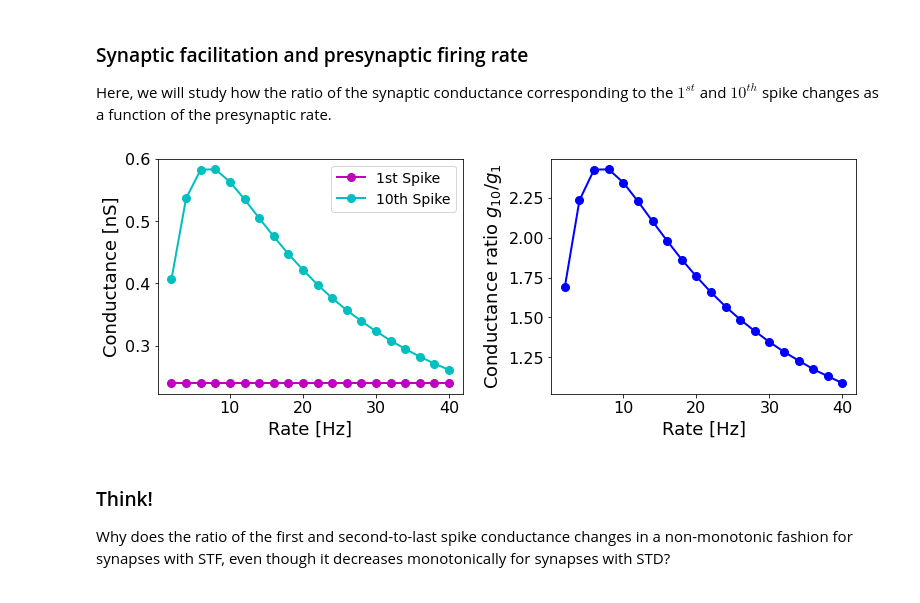
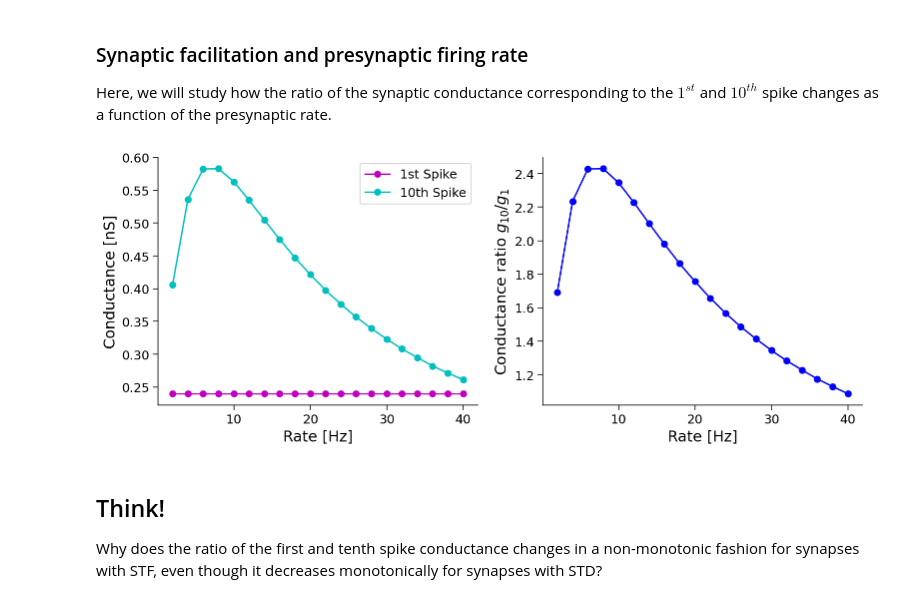
Before and after one commit to txperl/course-content, a Jupyter notebook: tutorials/W3D1_RealNeurons/W3D1_Tutorial3.ipynb, the cells around one changed output. Cells and saved outputs as stored; diff of their text form; code cells hidden in the pictures.

```diff
--- a/tutorials/W3D1_RealNeurons/W3D1_Tutorial3.ipynb
+++ b/tutorials/W3D1_RealNeurons/W3D1_Tutorial3.ipynb
@@ -27,17 +0,0 @@ from scipy.stats import pearsonr   # import pearson correlation
-# %%
-#@title Figure Settings
-%matplotlib inline
-fig_w, fig_h = (8, 6)
-my_fontsize = 18
-my_params = {'axes.labelsize': my_fontsize,
-          'axes.titlesize': my_fontsize,
-          'figure.figsize': [fig_w, fig_h],
-          'font.size': my_fontsize,
-          'legend.fontsize': my_fontsize-4,
-          'lines.markersize': 8.,
-          'lines.linewidth': 2.,
-          'xtick.labelsize': my_fontsize-2,
-          'ytick.labelsize': my_fontsize-2}
-
-plt.rcParams.update(my_params)
-my_layout = widgets.Layout()
@@ -766,0 +47,7 @@ _ = widgets.interact(my_STD_diff_rate, rate = (4., 40.1, 2.), Poi_or_Reg = (0, 1
+# %%
+# @title Figure Settings
+import ipywidgets as widgets       # interactive display
+%config InlineBackend.figure_format='retina'
+# use NMA plot style
+plt.style.use("/share/dataset/COMMON/nma.mplstyle.txt")
+my_layout = widgets.Layout()
@@ -769,33 +897,34 @@ _ = widgets.interact(my_STD_diff_rate, rate = (4., 40.1, 2.), Poi_or_Reg = (0, 1
 
 Here, we will study how the ratio of the synaptic conductance corresponding to the $1^{st}$ and $10^{th}$ spike changes as a function of the presynaptic rate.
 # %%
-#@title STF conductance ratio with different input rate
+# @title STF conductance ratio with different input rates
 # Regular firing rate
 input_rate = np.arange(2., 40.1, 2.)
-g_1 = np.zeros(len(input_rate)) # record the the PSP at 1st spike
-g_2 = np.zeros(len(input_rate)) # record the the PSP at 10th spike
+g_1 = np.zeros(len(input_rate))  # record the the PSP at 1st spike
+g_2 = np.zeros(len(input_rate))  # record the the PSP at 10th spike
 
 for ii in range(len(input_rate)):
-   g_1[ii], g_2[ii] = my_illus_STD(Poi_or_reg=False, rate=input_rate[ii], \
-                                   plot_out=False, U0=0.2, tau_d=100., tau_f=750.)
+   g_1[ii], g_2[ii] = my_illus_STD(Poi_or_reg=False, rate=input_rate[ii],
+                                   plot_out=False,
+                                   U0=0.2, tau_d=100., tau_f=750.)
 
 plt.figure(figsize=(11, 4.5))
 
-plt.subplot(1,2,1)
-plt.plot(input_rate,g_1,'m-o',label = '1st Spike')
-plt.plot(input_rate,g_2,'c-o',label = '10th Spike')
+plt.subplot(121)
+plt.plot(input_rate, g_1, 'm-o', label='1st Spike')
+plt.plot(input_rate, g_2, 'c-o', label='10th Spike')
 plt.xlabel('Rate [Hz]')
 plt.ylabel('Conductance [nS]')
 plt.legend()
 
-plt.subplot(1,2,2)
-plt.plot(input_rate,g_2/g_1,'b-o',)
+plt.subplot(122)
+plt.plot(input_rate, g_2 / g_1, 'b-o',)
 plt.xlabel('Rate [Hz]')
 plt.ylabel(r'Conductance ratio $g_{10}/g_{1}$')
 plt.tight_layout()
 # %% [output]
-[figure, old version]
+[figure, new version]
 # %% [markdown]
-### Think!
+## Think!
 
-Why does the ratio of the first and second-to-last spike conductance changes in a non-monotonic fashion for synapses with STF, even though it decreases monotonically for synapses with STD?
+Why does the ratio of the first and tenth spike conductance changes in a non-monotonic fashion for synapses with STF, even though it decreases monotonically for synapses with STD?
```
Also changed, not shown: parts of 75 cells of this notebook, 54 other files.
